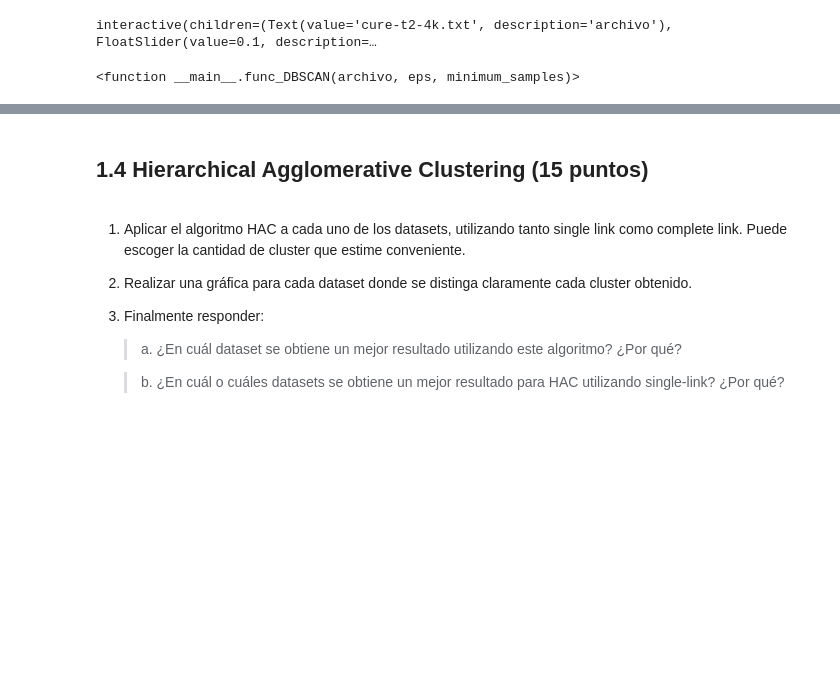
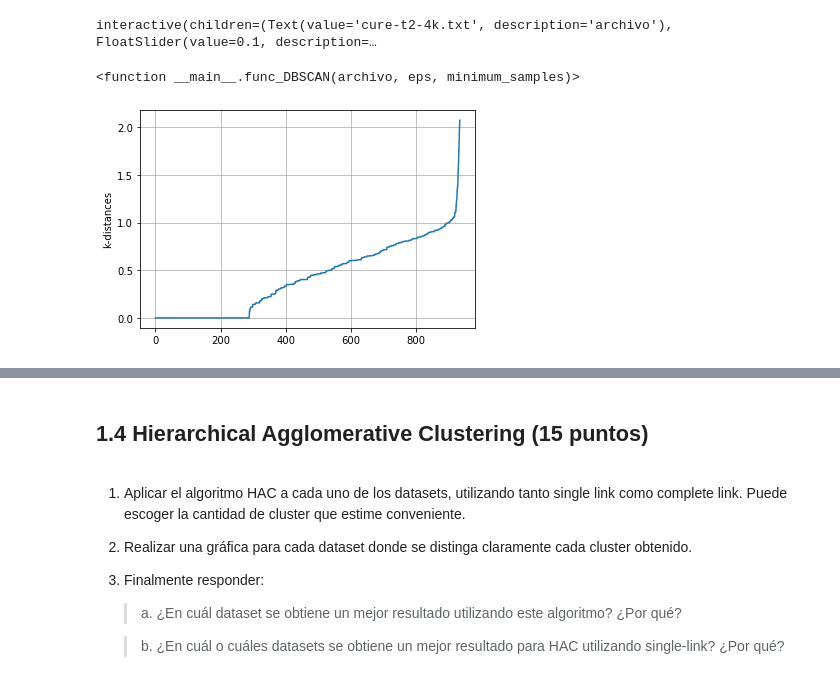
Before and after one commit to luciofondon98/Reconocimiento-de-Patrones-2021-1, a Jupyter notebook: Tarea 1/Tarea 1 - INF 479 .ipynb, the cells around one changed output, grey strips where cells are left out. Cells and saved outputs as stored; diff of their text form; code cells hidden in the pictures; blank space fills up the shorter version.

```diff
--- a/Tarea 1/Tarea 1 - INF 479 .ipynb
+++ b/Tarea 1/Tarea 1 - INF 479 .ipynb
@@ -318,3 +257,24 @@ interact(func_DBSCAN,archivo = 'cure-t2-4k.txt', eps = widgets.FloatSlider(min=0
 # %% [output]
 interactive(children=(Text(value='cure-t2-4k.txt', description='archivo'), FloatSlider(value=0.1, description=…
 <function __main__.func_DBSCAN(archivo, eps, minimum_samples)>
+# %%
+def k_distances2(x, k):
+    dim0 = x.shape[0] #cantidad de datos
+    dim1 = x.shape[1] #cantidad de columnas
+
+    p=-2*x.dot(x.T)+np.sum(x**2, axis=1).T+ np.repeat(np.sum(x**2, axis=1),dim0,axis=0).reshape(dim0,dim0)
+    p = np.sqrt(p) #distancia
+    p.sort(axis=1)
+    p=p[:,:k]
+    pm= p.flatten()
+    pm= np.sort(pm)
+    return p, pm
+# %%
+X_spiral = data_array('Spiral.txt')
+m, m2= k_distances2(X_spiral, 3)
+plt.plot(m2)
+plt.ylabel("k-distances")
+plt.grid(True)
+plt.show()
+# %% [output]
+[figure, added]
```
Also changed, not shown: parts of 20 cells of this notebook.
